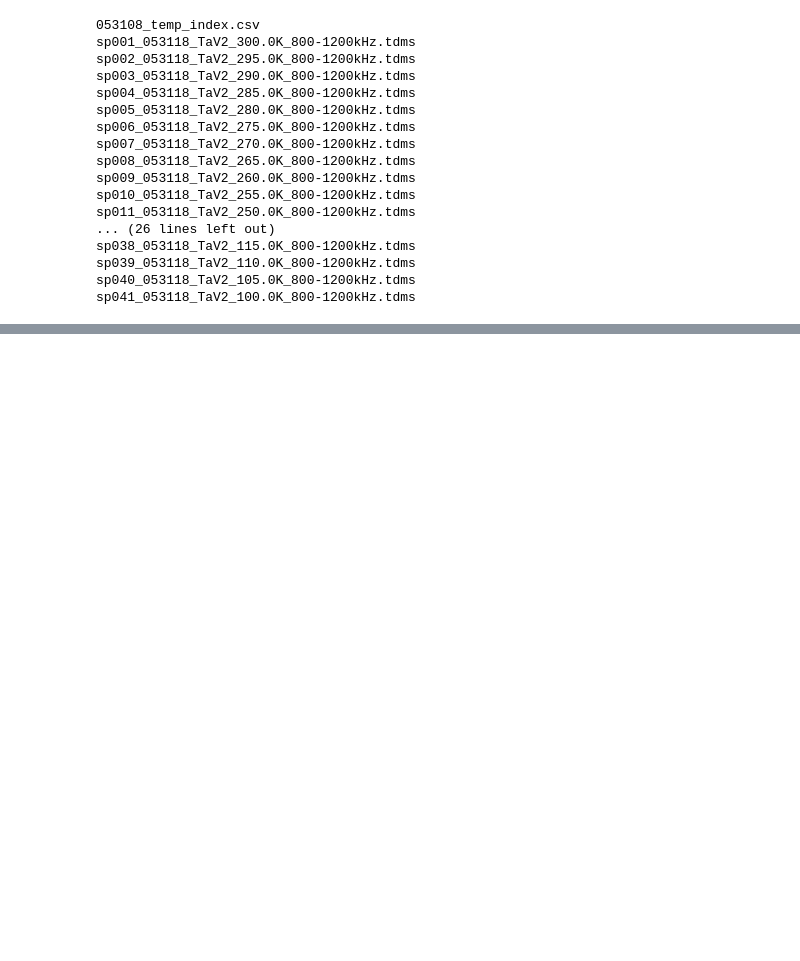
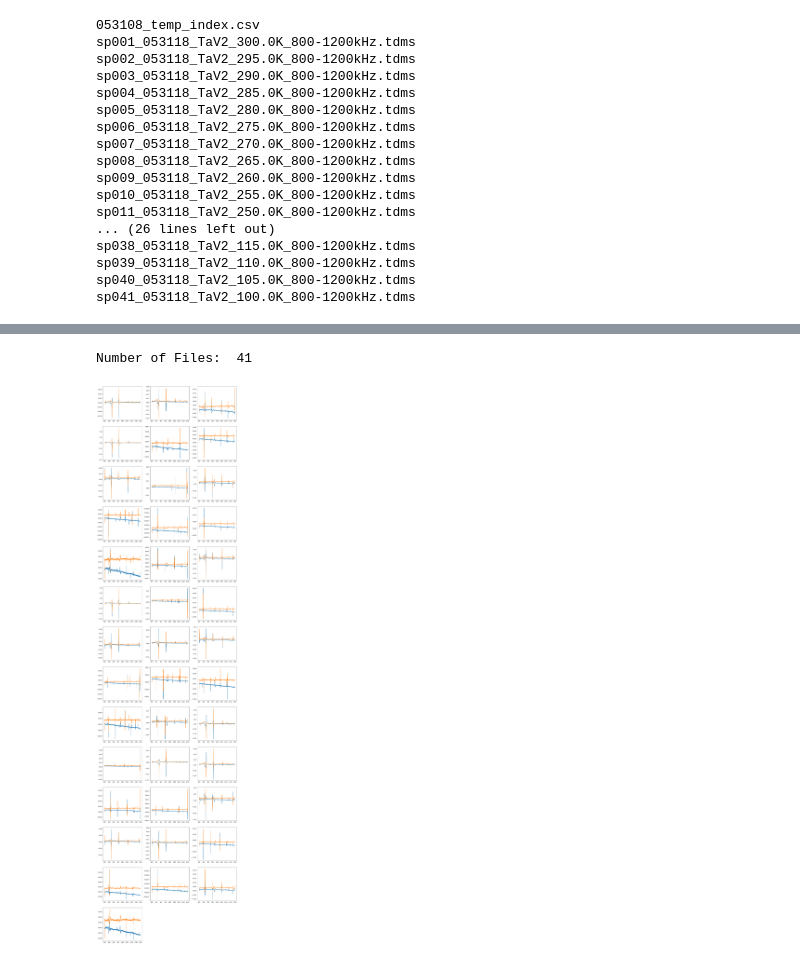
Before and after one commit to Jim-Shaddix/Lab-Work, a Jupyter notebook: Project/3-Analyses/tdms_analyses/Plot-tdms.ipynb, the cells around one changed output, grey strips where cells are left out. Saved outputs shown, nothing was run; the diff lists cells and outputs as text; code cells hidden in the pictures; blank space fills up the shorter version.

```diff
--- a/Project/3-Analyses/tdms_analyses/Plot-tdms.ipynb
+++ b/Project/3-Analyses/tdms_analyses/Plot-tdms.ipynb
@@ -34,0 +141,12 @@ sp041_053118_TaV2_100.0K_800-1200kHz.tdms
+# %%
+def get_files( path_to_dir, suffix=".csv" ):
+
+    filenames = os.listdir(path_to_dir)
+    list_files = [ filename for filename in filenames if filename.endswith( suffix ) ]
+
+    # prepend the directory to each file_name
+    return [os.path.join(path_to_dir,file_name) for file_name in list_files]
+# %%
+all_files = get_files(directory,suffix=exten)
+for file in all_files:
+    print(file)
@@ -34,0 +171,25 @@ sp041_053118_TaV2_100.0K_800-1200kHz.tdms
+# %%
+print("Number of Files: ",len(all_files))
+# %% [output]
+Number of Files:  41
+# %%
+keys = list(df)
+plt.figure(figsize=(20,85))
+
+cols = 3
+rows = np.ceil(len(all_files)/3)
+
+for i in range(1,len(all_files)):
+
+    # store data in dataframe
+    tdms_file = TdmsFile(all_files[i])
+    df        = tdms_file.as_dataframe()
+
+    # plot
+    plt.subplot(rows,cols,i)
+    #plt.xlabel("khz")
+    #plt.ylabel("Magnitude V")
+    plt.plot(df[keys[0]]/1000,df[keys[1]])
+    plt.plot(df[keys[0]]/1000,df[keys[2]])
+# %% [output]
+[figure, added]
```
Also changed, not shown: parts of 27 cells of this notebook, 6 other files.
